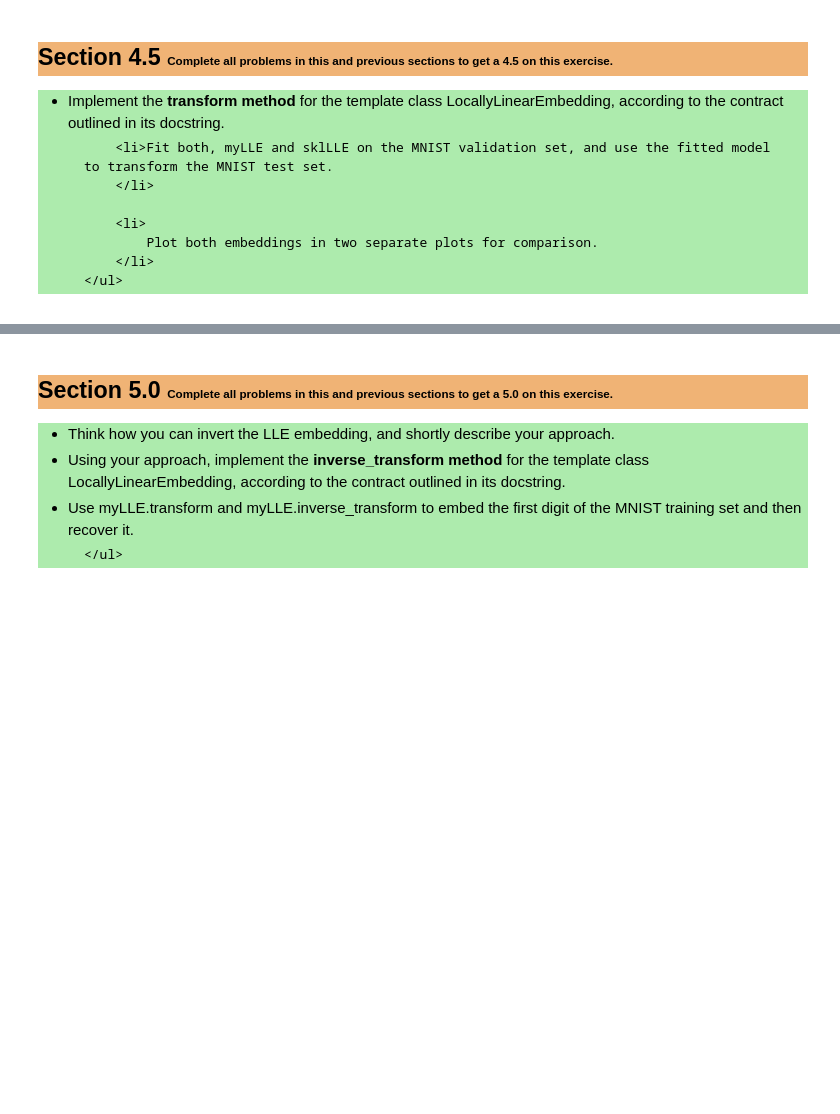
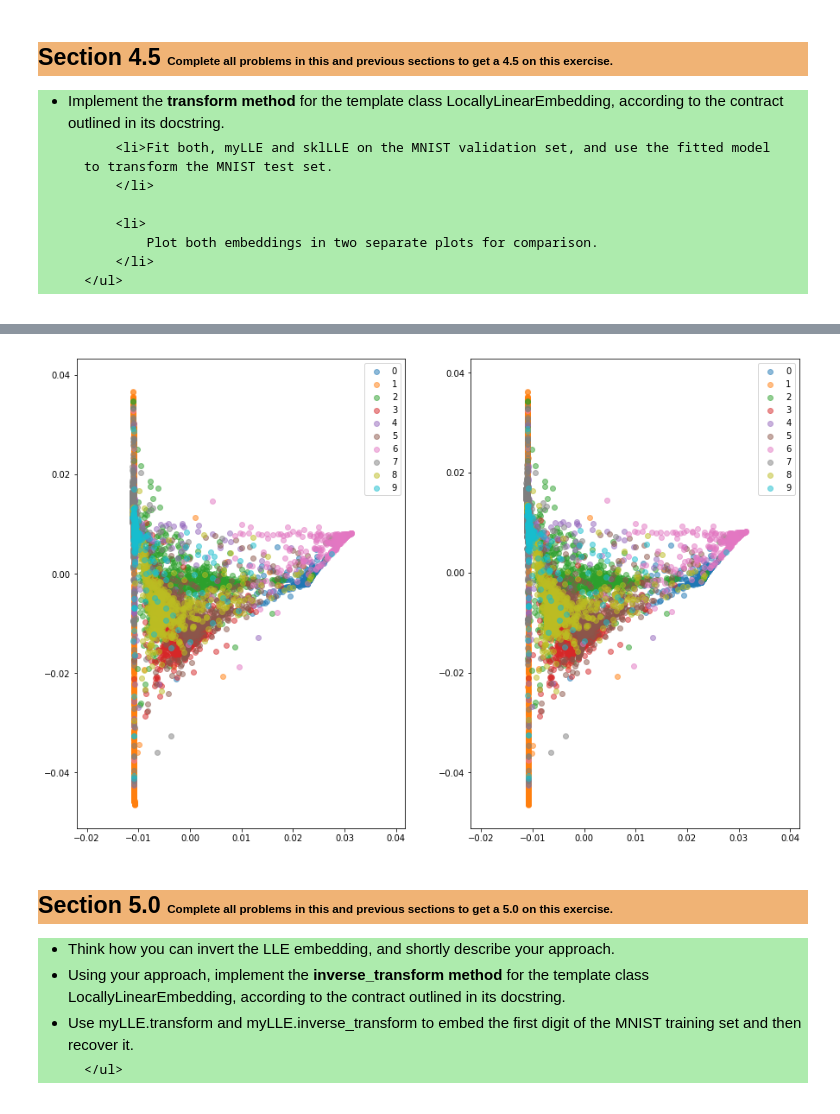
Before and after one commit to tdiggelm/eth-slt-ce-1, a Jupyter notebook: slt-ce-1.ipynb, the cells around one changed output, grey strips where cells are left out. Cells and saved outputs as stored; diff of their text form; code cells hidden in the pictures; blank space fills up the shorter version.

```diff
--- a/slt-ce-1.ipynb
+++ b/slt-ce-1.ipynb
@@ -193,3 +268,12 @@ Wall time: 44.1 s
+# %%
+# Put the plots here
+plt.figure(figsize=(15,10))
+plt.subplot(121)
+plt_mnist(skl_embedding, of='test')
+plt.subplot(122)
+plt_mnist(my_embedding, of='test')
+# %% [output]
+[figure, added]
 # %% [markdown]
 <h2 style="background-color:#f0b375;"> Section 5.0
 <span style=font-size:50%> Complete all problems in this and previous sections to get a 5.0 on this exercise. </span>
```
Also changed, not shown: parts of 9 cells of this notebook.
